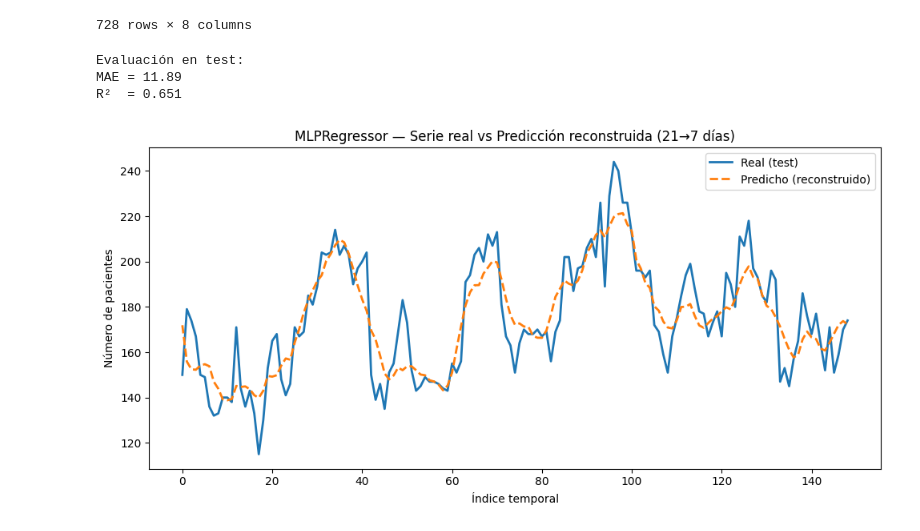
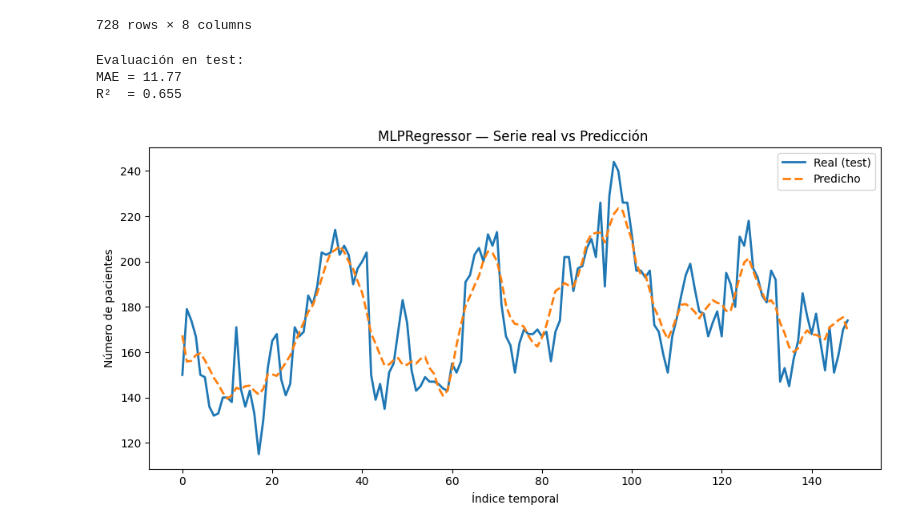
Before and after one commit to FaustoGabini/hospital-bed-prediction, a Jupyter notebook: 03_MLP.ipynb, the cells around one changed output. Saved outputs shown, nothing was run; the diff lists cells and outputs as text; code cells hidden in the pictures.

```diff
--- a/03_MLP.ipynb
+++ b/03_MLP.ipynb
@@ -45,7 +45,7 @@ scaler = MinMaxScaler()
 y_scaled = scaler.fit_transform(y.reshape(-1, 1))
 
 # --- Crear ventanas ---
-n_lags = 21
+n_lags = 7
 n_future = 7
 X, y_lagged = create_lags(y_scaled, n_lags, n_future)
 # %%
@@ -60,7 +60,7 @@ mlp = MLPRegressor(
     hidden_layer_sizes=(128, 64),
     activation='relu',
     solver='adam',
-    max_iter=1000,
+    max_iter=5000,
     random_state=42,
     early_stopping=True
 )
@@ -291,7 +288,7 @@ X_train, X_test, y_train, y_test = train_test_split(
 # %%
 # Entrenamos el modelo
 mlp = MLPRegressor(
-    hidden_layer_sizes=(128, 64),
+    hidden_layer_sizes=(64, 32),
     activation='relu',
     solver='adam',
     max_iter=2000,
@@ -316,11 +313,9 @@ print(f"MAE = {mae:.2f}")
 print(f"R²  = {r2:.3f}")
 # %% [output]
 Evaluación en test:
-MAE = 11.89
-R²  = 0.651
+MAE = 11.77
+R²  = 0.655
 # %%
-import numpy as np
-import matplotlib.pyplot as plt
 
 # --- Predicciones ---
 y_pred = mlp.predict(X_test)
@@ -333,33 +328,33 @@ n_steps_out = 7
 
 # --- Reconstruir serie predicha (promediando solapamientos) ---
 n_test_points = len(y_test_inv) + n_steps_out - 1
 y_pred_recon = np.zeros(n_test_points)
 counts = np.zeros(n_test_points)
 
 for i in range(len(y_pred_inv)):
     for j in range(n_steps_out):
         y_pred_recon[i + j] += y_pred_inv[i, j]
         counts[i + j] += 1
 
 y_pred_recon = y_pred_recon / np.maximum(counts, 1)
 
 # --- Calcular inicio del test ---
 # len(y_train) = cantidad de muestras previas a la división 80/20
 start_test = len(y) - len(y_test_inv) - n_steps_out + 1
 
 # Porción real equivalente al test
 y_test_segment = y[start_test : start_test + len(y_pred_recon)]
 
 # --- Graficar ---
 plt.figure(figsize=(10, 5))
 plt.plot(y_test_segment, label="Real (test)", color="#1f77b4", linewidth=2)
-plt.plot(y_pred_recon, label="Predicho (reconstruido)", color="#ff7f0e", linestyle="--", linewidth=2)
+plt.plot(y_pred_recon, label="Predicho", color="#ff7f0e", linestyle="--", linewidth=2)
 
-plt.title("MLPRegressor — Serie real vs Predicción reconstruida (21→7 días)")
+plt.title("MLPRegressor — Serie real vs Predicción ")
 plt.xlabel("Índice temporal")
 plt.ylabel("Número de pacientes")
 plt.legend()
 plt.tight_layout()
 plt.show()
 # %% [output]
-[figure, old version]
+[figure, new version]
```
Also changed, not shown: parts of 7 cells of this notebook.
